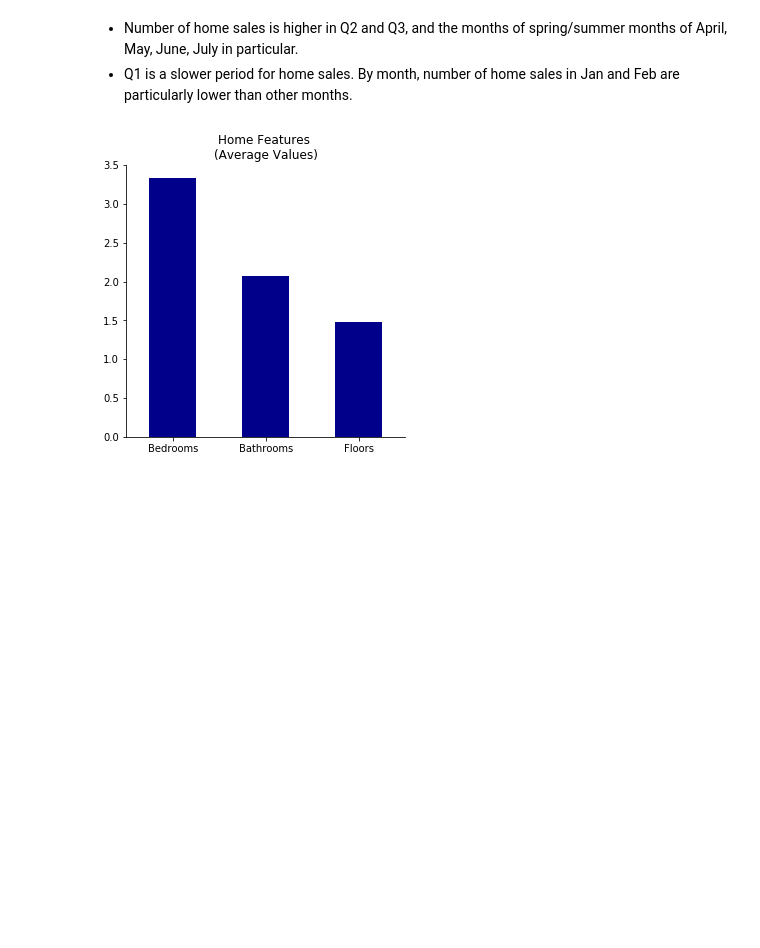
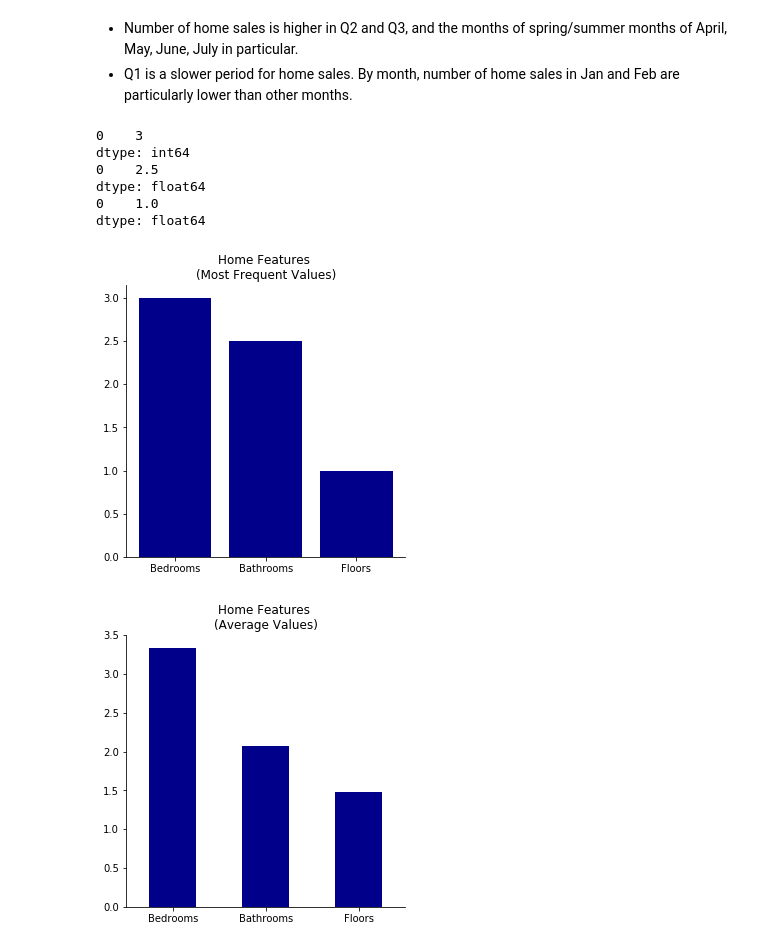
Before and after one commit to magalisolimano/dsc_phase2_project, a Jupyter notebook: phase2project_magalisolimano.ipynb, the cells around one changed output. Cells and saved outputs as stored; diff of their text form; code cells hidden in the pictures; blank space fills up the shorter version.

```diff
--- a/phase2project_magalisolimano.ipynb
+++ b/phase2project_magalisolimano.ipynb
@@ -718,4 +718,32 @@ fig.show();
 # %% [markdown]
 - Number of home sales is higher in Q2 and Q3, and the months of spring/summer months of April, May, June, July in particular.
 - Q1 is a slower period for home sales. By month, number of home sales in Jan and Feb are particularly lower than other months.
+# %%
+# For presentation slides
+print(df.bedrooms.mode())
+print(df.bathrooms.mode())
+print(df.floors.mode())
+# %% [output]
+0    3
+dtype: int64
+0    2.5
+dtype: float64
+0    1.0
+dtype: float64
+# %%
+# Mode: Barplots of mode number of bedrooms, bathrooms, sqft_above: for presentation slides
+fig, ax = plt.subplots(figsize=(5,5))
+
+mode_dictionary = {u'Bedrooms':3, u'Bathrooms': 2.5, u'Floors':1}
+plt.bar(*zip(*mode_dictionary.items()), color='darkblue')
+
+plt.xticks(rotation=0)
+
+sns.despine()
+
+plt.title('Home Features \n(Most Frequent Values)')
+
+plt.show;
+# %% [output]
+[figure, added]
 # %%
```
Also changed, not shown: parts of 17 cells of this notebook.
